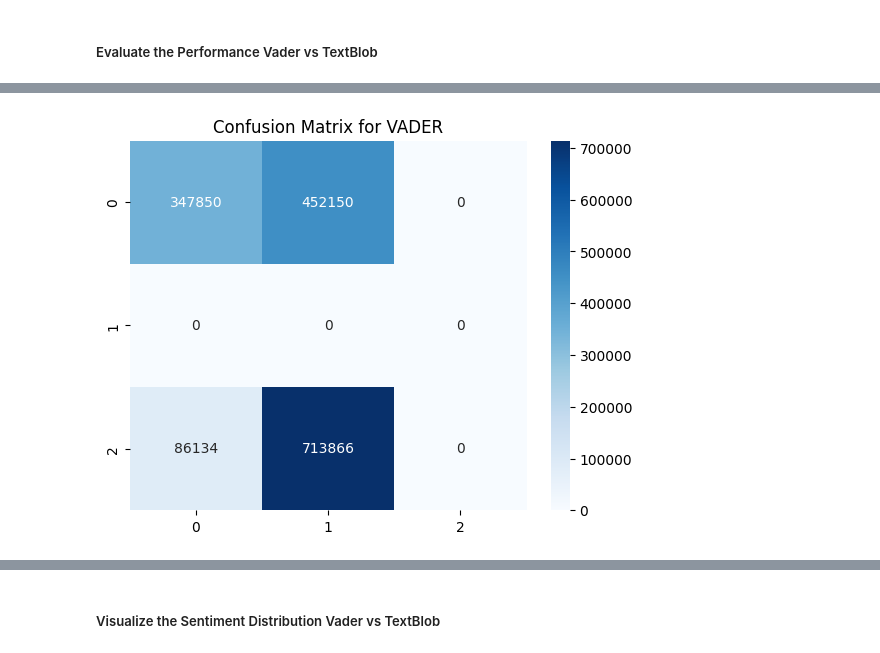
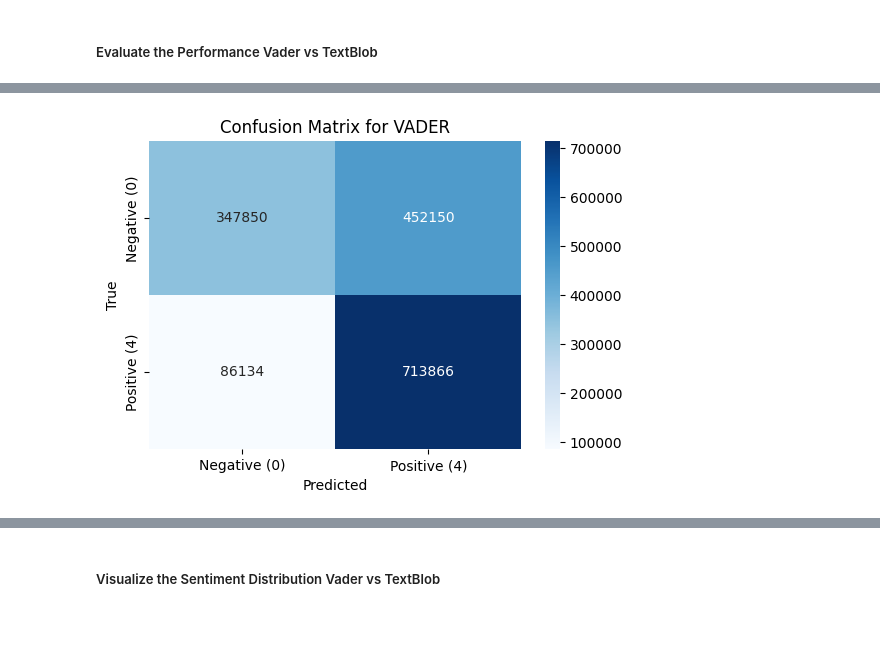
Before and after one commit to arhamdugar/SentimentAnalysis, a Jupyter notebook: testNotebooks/sentiment.ipynb, the cells around one changed output, grey strips where cells are left out. Saved outputs shown, nothing was run; the diff lists cells and outputs as text; code cells hidden in the pictures; blank space fills up the shorter version.

Commit message:
adding proper visualization and perfromance

```diff
--- a/testNotebooks/sentiment.ipynb
+++ b/testNotebooks/sentiment.ipynb
@@ -297,18 +292,15 @@ SSLError: (MaxRetryError("HTTPSConnectionPool(host='cdn-lfs.hf.co', port=443): M
 # %%
 from textblob import TextBlob
 
-# Function to classify sentiment using TextBlob and return polarity score and binary label
+# Function to classify sentiment using TextBlob
 def get_textblob_sentiment(text):
     blob = TextBlob(text)
-    sentiment_score = blob.sentiment.polarity  # Continuous score between -1 (negative) and 1 (positive)
-    sentiment_label = 1 if sentiment_score >= 0 else 0  # 1 for positive, 0 for negative
-    return sentiment_score, sentiment_label
+    sentiment_score = blob.sentiment.polarity  # Returns a score between -1 (negative) and 1 (positive)
+    return 4 if sentiment_score >= 0 else 0  # 4 for positive, 0 for negative
 
-# Apply TextBlob sentiment analysis and extract both score and label
-df[['textblob_sentiment_score', 'textblob_sentiment_label']] = df['cleaned_text'].apply(
-    lambda text: pd.Series(get_textblob_sentiment(text))
-)
+# Apply TextBlob sentiment analysis
+df['textblob_sentiment'] = df['cleaned_text'].apply(get_textblob_sentiment)
 
 # Check results
-print(df[['cleaned_text', 'textblob_sentiment_score', 'textblob_sentiment_label']].head())
+print(df[['cleaned_text', 'textblob_sentiment']].head())
 # %% [output]
@@ -328,35 +313,65 @@ print(df[['cleaned_text', 'textblob_sentiment_score', 'textblob_sentiment_label'
 # %% [markdown]
 ##### Evaluate the Performance Vader vs TextBlob
 # %%
+# FIRST NOTEBOOK/CELL - Model Evaluation
 from sklearn.metrics import accuracy_score, confusion_matrix, classification_report
 import seaborn as sns
 import matplotlib.pyplot as plt
 
-# Assuming 'target' is the ground truth column
-# Evaluate the accuracy of VADER sentiment predictions
-accuracy_vader = accuracy_score(df['target'], df['vader_sentiment_label'])
-accuracy_textblob = accuracy_score(df['target'], df['textblob_sentiment_label'])
+# Calculate accuracy scores
+accuracy_vader = accuracy_score(df['target'], df['vader_sentiment'])
+accuracy_textblob = accuracy_score(df['target'], df['textblob_sentiment'])
 
 # Print accuracy scores
-print(f"Accuracy of VADER: {accuracy_vader}")
-print(f"Accuracy of TextBlob: {accuracy_textblob}")
+print(f"Accuracy of VADER: {accuracy_vader:.4f}")
+print(f"Accuracy of TextBlob: {accuracy_textblob:.4f}")
 
-# Confusion matrix for VADER
-conf_matrix_vader = confusion_matrix(df['target'], df['vader_sentiment_label'])
-sns.heatmap(conf_matrix_vader, annot=True, fmt="d", cmap="Blues")
+# Create and plot confusion matrix for VADER
+plt.figure(figsize=(6, 4))
+conf_matrix_vader = confusion_matrix(df['target'], df['vader_sentiment'], labels=[0, 4])
+sns.heatmap(conf_matrix_vader, annot=True, fmt="d", cmap="Blues",
+            xticklabels=['Negative (0)', 'Positive (4)'],
+            yticklabels=['Negative (0)', 'Positive (4)'])
 plt.title("Confusion Matrix for VADER")
+plt.xlabel("Predicted")
+plt.ylabel("True")
 plt.show()
 
-# Confusion matrix for TextBlob
-conf_matrix_textblob = confusion_matrix(df['target'], df['textblob_sentiment_label'])
-sns.heatmap(conf_matrix_textblob, annot=True, fmt="d", cmap="Blues")
+# Create and plot confusion matrix for TextBlob
+plt.figure(figsize=(6, 4))
+conf_matrix_textblob = confusion_matrix(df['target'], df['textblob_sentiment'], labels=[0, 4])
+sns.heatmap(conf_matrix_textblob, annot=True, fmt="d", cmap="Blues",
+            xticklabels=['Negative (0)', 'Positive (4)'],
+            yticklabels=['Negative (0)', 'Positive (4)'])
 plt.title("Confusion Matrix for TextBlob")
+plt.xlabel("Predicted")
+plt.ylabel("True")
 plt.show()
 
-# Detailed classification report
-print("Classification Report for VADER:")
-print(classification_report(df['target'], df['vader_sentiment_label']))
+# Print classification reports with proper labels
+print("\nClassification Report for VADER:")
+print(classification_report(df['target'], df['vader_sentiment'],
+                          labels=[0, 4],
+                          target_names=['Negative (0)', 'Positive (4)']))
 
-print("Classification Report for TextBlob:")
-print(classification_report(df['target'], df['textblob_sentiment_label']))
+print("\nClassification Report for TextBlob:")
+print(classification_report(df['target'], df['textblob_sentiment'],
+                          labels=[0, 4],
+                          target_names=['Negative (0)', 'Positive (4)']))
+
+# Calculate additional metrics for both models
+print("\nDetailed Metrics:")
+print("\nVADER:")
+tn_vader, fp_vader, fn_vader, tp_vader = confusion_matrix(df['target'], df['vader_sentiment'], labels=[0, 4]).ravel()
+print(f"True Negatives (Correctly predicted 0): {tn_vader}")
+print(f"False Positives (Predicted 4 but was 0): {fp_vader}")
+print(f"False Negatives (Predicted 0 but was 4): {fn_vader}")
+print(f"True Positives (Correctly predicted 4): {tp_vader}")
+
+print("\nTextBlob:")
+tn_textblob, fp_textblob, fn_textblob, tp_textblob = confusion_matrix(df['target'], df['textblob_sentiment'], labels=[0, 4]).ravel()
+print(f"True Negatives (Correctly predicted 0): {tn_textblob}")
+print(f"False Positives (Predicted 4 but was 0): {fp_textblob}")
+print(f"False Negatives (Predicted 0 but was 4): {fn_textblob}")
+print(f"True Positives (Correctly predicted 4): {tp_textblob}")
 # %% [output]
@@ -365 +380 @@ Accuracy of TextBlob: 0.161045625
-[figure, old version]
+[figure, new version]
```
Also changed, not shown: parts of 5 cells of this notebook, 1 other file.
